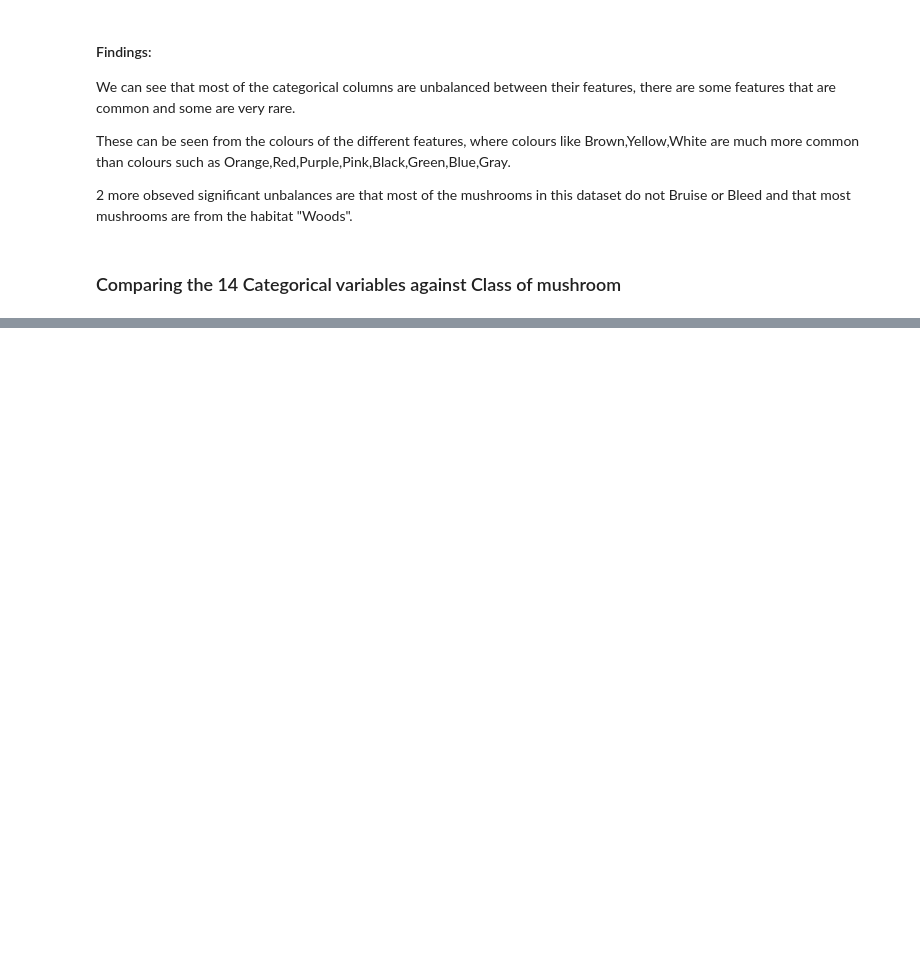
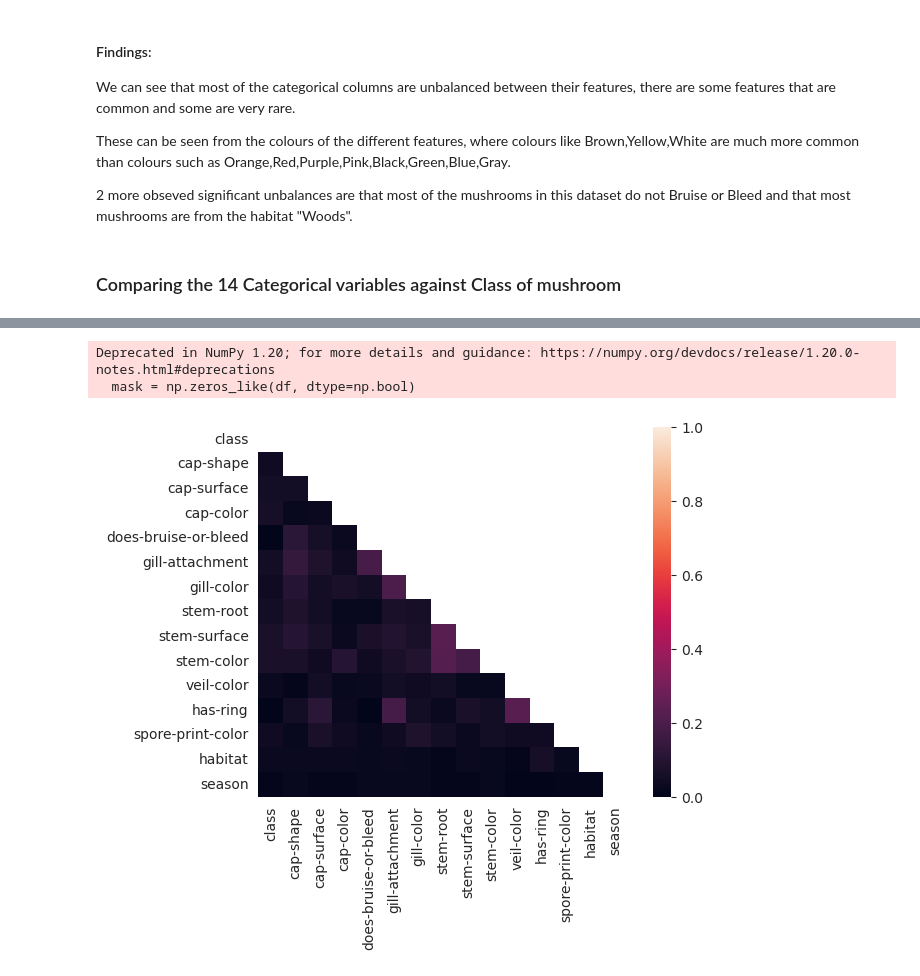
Before and after one commit to LeQi008/Mushroom_Classification, a Jupyter notebook: Data_Preparation_Cleaning.ipynb, the cells around one changed output, grey strips where cells are left out. Cells and saved outputs as stored; diff of their text form; code cells hidden in the pictures; blank space fills up the shorter version.

```diff
--- a/Data_Preparation_Cleaning.ipynb
+++ b/Data_Preparation_Cleaning.ipynb
@@ -320,8 +390,3 @@ for column in mushroom_clean:
 <Figure size 900x400 with 0 Axes>
 [figure]
 ... (16 outputs left out)
-# %%
-for columns in mushroom_clean:
-    mushroom_clean[columns] = mushroom_clean[columns].astype('category')
-    print(mushroom_clean[columns].value_counts())
-    print('='*50)
@@ -327,0 +447,29 @@ for columns in mushroom_clean:
+# %%
+# Building of Cramer's V function
+
+from scipy.stats import chi2_contingency
+import numpy as np
+
+
+def cramers_V(var1,var2) :
+  crosstab =np.array(pd.crosstab(var1,var2, rownames=None, colnames=None)) # Cross table building
+  stat = chi2_contingency(crosstab)[0] # Keeping of the test statistic of the Chi2 test
+  obs = np.sum(crosstab) # Number of observations
+  mini = min(crosstab.shape)-1 # Take the minimum value between the columns and the rows of the cross table
+  return (stat/(obs*mini))
+
+
+#Building of the matrix
+rows= []
+
+for var1 in data_encoded:
+    col = []
+    for var2 in data_encoded:
+        cramers = cramers_V(data_encoded[var1], data_encoded[var2]) # Cramer's V test
+        col.append(round(cramers,2)) # Keeping of the rounded value of the Cramer's V
+    rows.append(col)
+
+cramers_results = np.array(rows)
+df = pd.DataFrame(cramers_results, columns = data_encoded.columns, index =data_encoded.columns)
+
+df
@@ -327,0 +493,15 @@ for columns in mushroom_clean:
+# %%
+#Heatmap of Cramer's V correlation matrix
+
+mask = np.zeros_like(df, dtype=np.bool)
+mask[np.triu_indices_from(mask)] = True
+
+
+with sb.axes_style("white"):
+  ax = sb.heatmap(df, mask=mask,vmin=0., vmax=1, square=True)
+
+plt.show()
+# %% [output]
+Deprecated in NumPy 1.20; for more details and guidance: https://numpy.org/devdocs/release/1.20.0-notes.html#deprecations
+  mask = np.zeros_like(df, dtype=np.bool)
+[figure, added]
```
Also changed, not shown: parts of 16 cells of this notebook.
